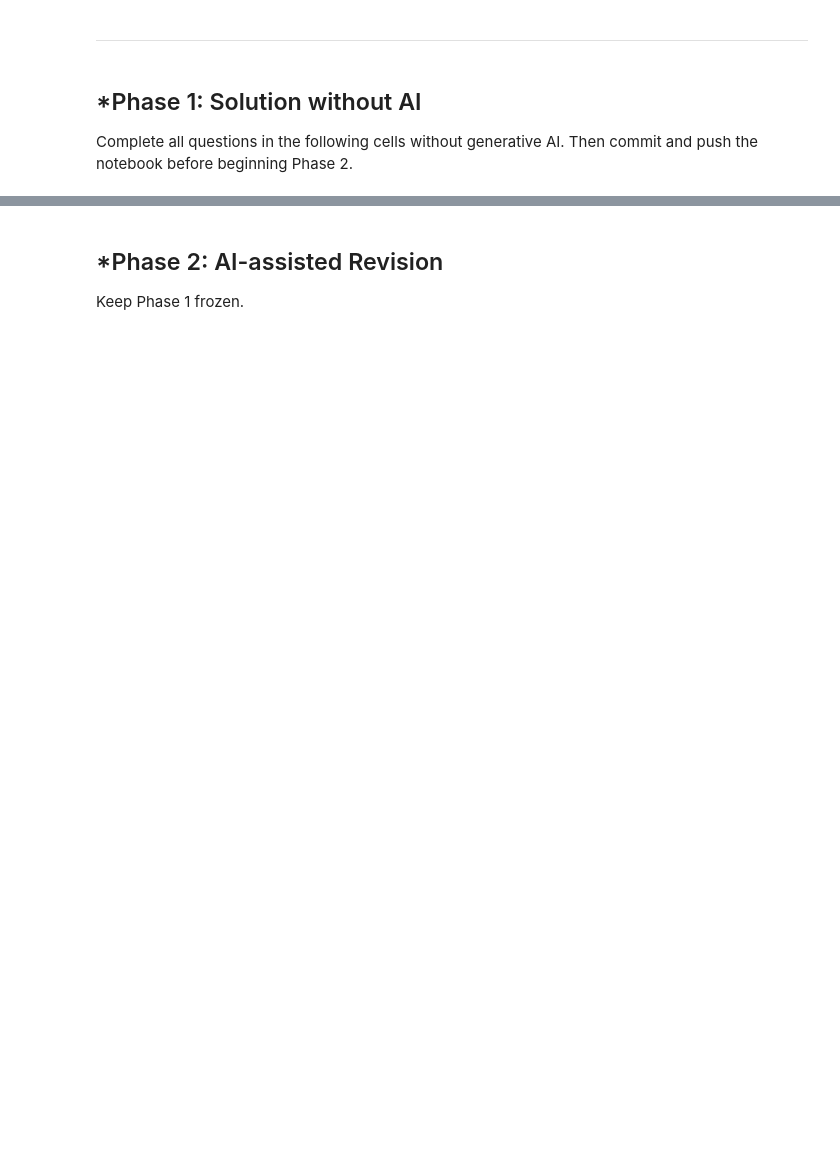
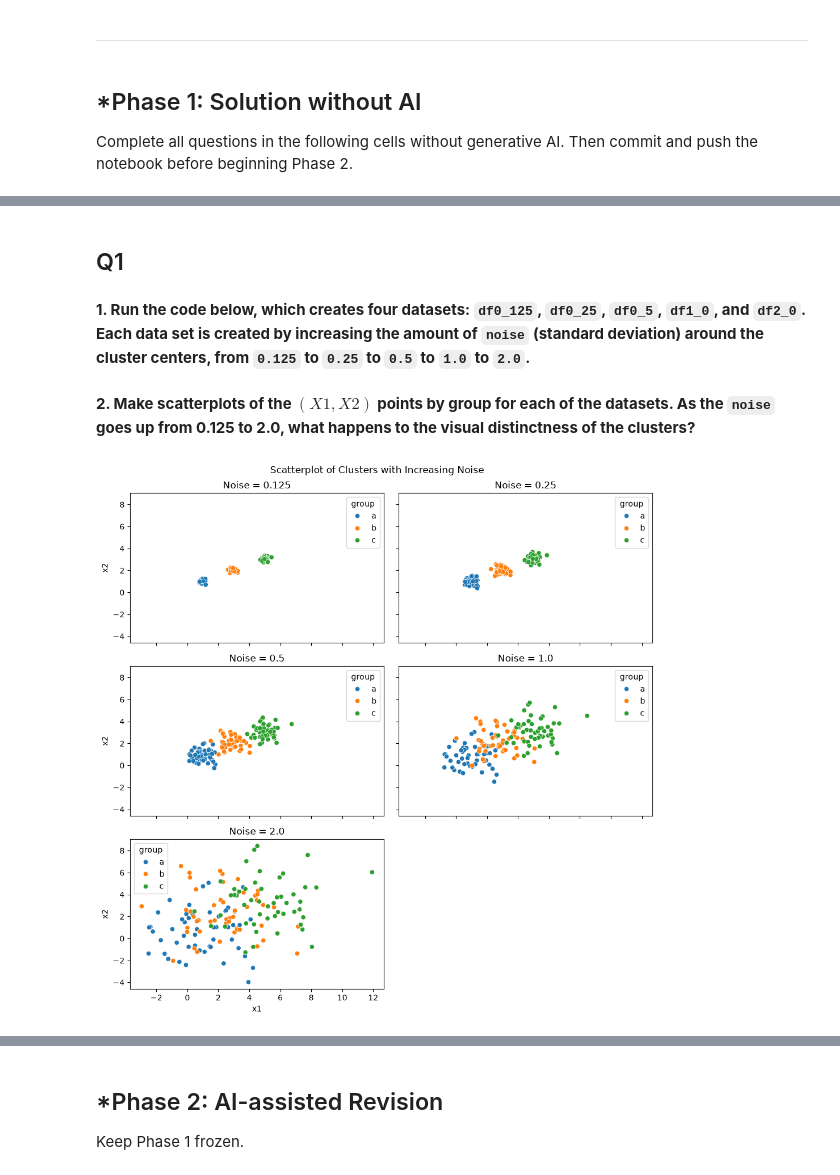
Before and after one commit to eviemcmahan/A04-clustering, a Jupyter notebook: notebook.ipynb, the cells around one changed output, grey strips where cells are left out. Saved outputs shown, nothing was run; the diff lists cells and outputs as text; code cells hidden in the pictures; blank space fills up the shorter version.

```diff
--- a/notebook.ipynb
+++ b/notebook.ipynb
@@ -60,0 +56,48 @@ notebook before beginning Phase 2.
+# %% [markdown]
+## Q1 ##
+# %% [markdown]
+**1. Run the code below, which creates four datasets: `df0_125`, `df0_25`, `df0_5`, `df1_0`, and `df2_0`. Each data set is created by increasing the amount of `noise` (standard deviation) around the cluster centers, from `0.125` to `0.25` to `0.5` to `1.0` to `2.0`.**
+# %%
+import numpy as np
+import pandas as pd
+
+def createData(noise,N=50):
+    np.random.seed(100) # Set the seed for replicability
+    # Generate (x1,x2,g) triples:
+    X1 = np.array([np.random.normal(1,noise,N),np.random.normal(1,noise,N)])
+    X2 = np.array([np.random.normal(3,noise,N),np.random.normal(2,noise,N)])
+    X3 = np.array([np.random.normal(5,noise,N),np.random.normal(3,noise,N)])
+    # Concatenate into one data frame
+    gdf1 = pd.DataFrame({'x1':X1[0,:],'x2':X1[1,:],'group':'a'})
+    gdf2 = pd.DataFrame({'x1':X2[0,:],'x2':X2[1,:],'group':'b'})
+    gdf3 = pd.DataFrame({'x1':X3[0,:],'x2':X3[1,:],'group':'c'})
+    df = pd.concat([gdf1,gdf2,gdf3],axis=0)
+    return df
+
+df0_125 = createData(0.125)
+df0_25 = createData(0.25)
+df0_5 = createData(0.5)
+df1_0 = createData(1.0)
+df2_0 = createData(2.0)
+# %% [markdown]
+**2. Make scatterplots of the $(X1,X2)$ points by group for each of the datasets. As the `noise` goes up from 0.125 to 2.0, what happens to the visual distinctness of the clusters?**
+# %%
+import matplotlib.pyplot as plt
+import seaborn as sns
+from sklearn.cluster import KMeans
+
+fig, axs = plt.subplots(3,2, figsize=(10,10), sharex=True, sharey=True) # Build subplot structure
+datasets = [df0_125, df0_25, df0_5, df1_0, df2_0] # Create list to loop through
+positions = [(0,0), (0,1), (1,0), (1,1), (2,0)] # Create list of subplot locations
+noise = ['0.125', '0.25', '0.5', '1.0', '2.0'] # Create list of noise level for each dataset
+
+for pos, data, label in zip(positions, datasets, noise): # Loop through positions and dataframe list
+    sns.scatterplot(data=data, x='x1', y='x2', hue='group', ax=axs[pos]) # Plot each subplot
+    axs[pos].set_title(f"Noise = {label}")
+
+fig.delaxes(axs[2,1]) # Remove empty subplot
+plt.suptitle("Scatterplot of Clusters with Increasing Noise")
+plt.tight_layout()
+plt.show()
+# %% [output]
+[figure, added]
```
Also changed, not shown: parts of 98 cells of this notebook.
